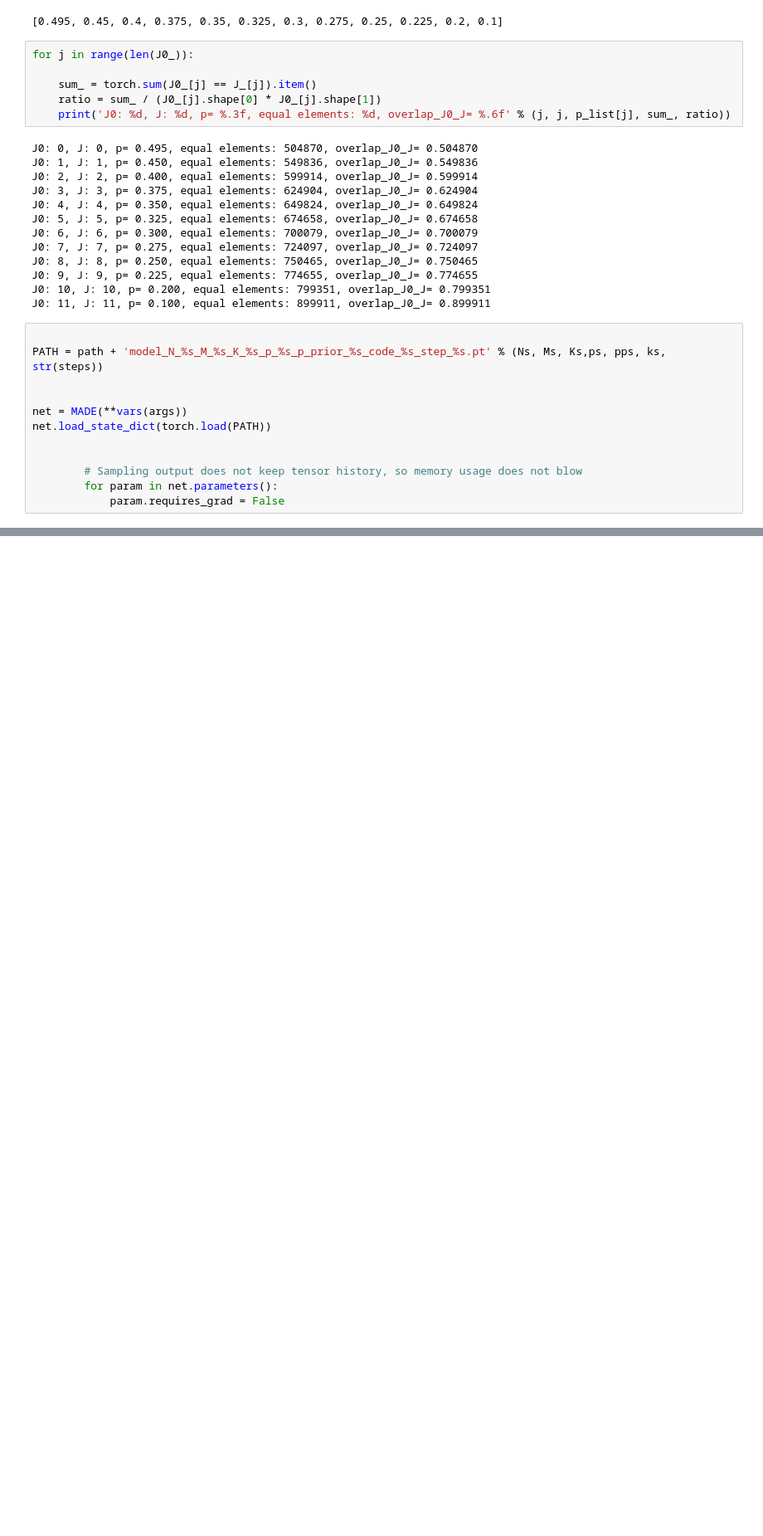
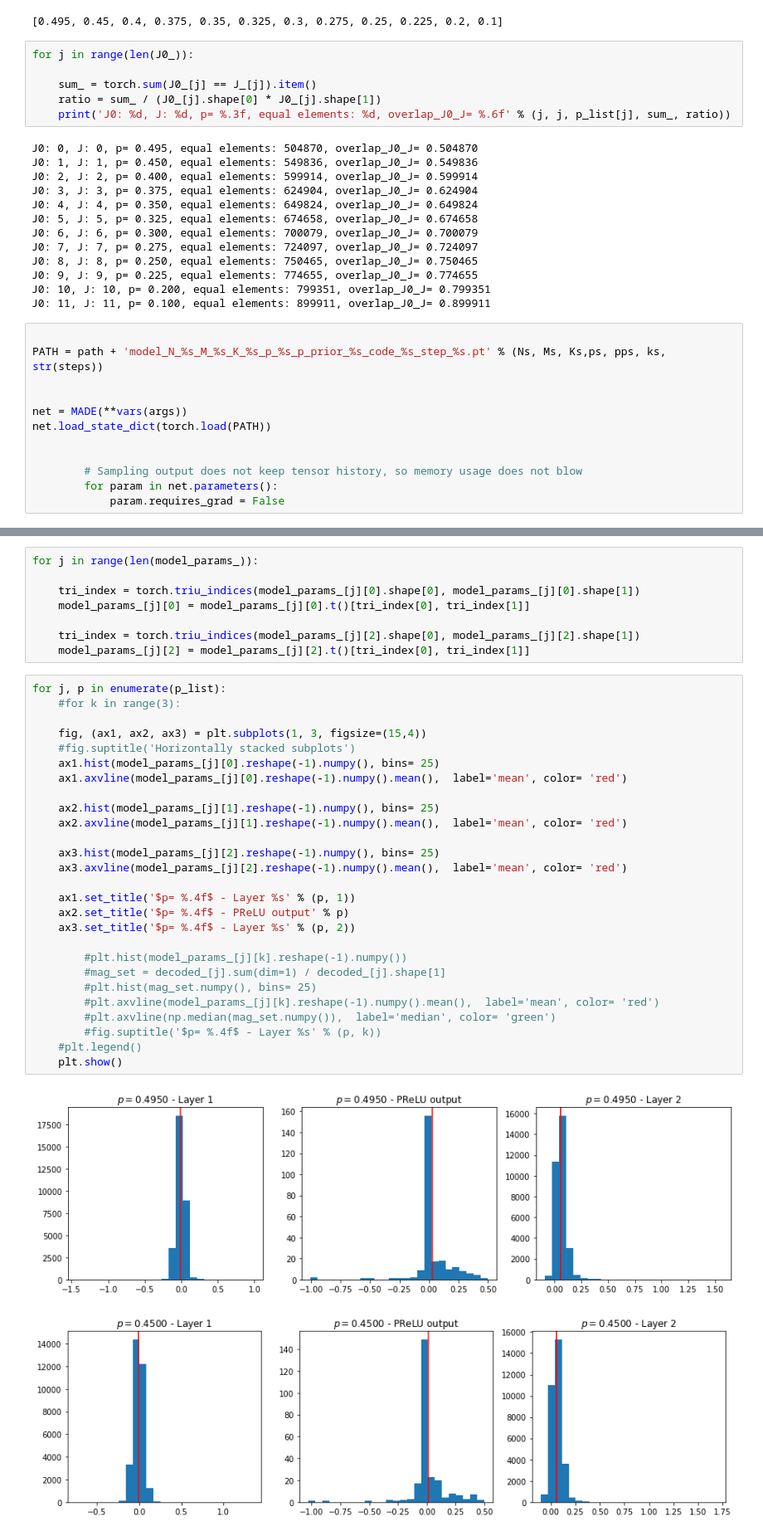
Before and after one commit to rodsveiga/van_error_codes, a Jupyter notebook: over_av.ipynb, the cells around one changed output, grey strips where cells are left out. Shown at 83% size. Saved outputs shown, nothing was run; the diff lists cells and outputs as text; blank space fills up the shorter version.

```diff
--- a/over_av.ipynb
+++ b/over_av.ipynb
@@ -294,0 +330,38 @@ for j, p in enumerate(p_list):
+# %%
+for j in range(len(model_params_)):
+
+    tri_index = torch.triu_indices(model_params_[j][0].shape[0], model_params_[j][0].shape[1])
+    model_params_[j][0] = model_params_[j][0].t()[tri_index[0], tri_index[1]]
+
+    tri_index = torch.triu_indices(model_params_[j][2].shape[0], model_params_[j][2].shape[1])
+    model_params_[j][2] = model_params_[j][2].t()[tri_index[0], tri_index[1]]
+# %%
+for j, p in enumerate(p_list):
+    #for k in range(3):
+
+    fig, (ax1, ax2, ax3) = plt.subplots(1, 3, figsize=(15,4))
+    #fig.suptitle('Horizontally stacked subplots')
+    ax1.hist(model_params_[j][0].reshape(-1).numpy(), bins= 25)
+    ax1.axvline(model_params_[j][0].reshape(-1).numpy().mean(),  label='mean', color= 'red')
+
+    ax2.hist(model_params_[j][1].reshape(-1).numpy(), bins= 25)
+    ax2.axvline(model_params_[j][1].reshape(-1).numpy().mean(),  label='mean', color= 'red')
+
+    ax3.hist(model_params_[j][2].reshape(-1).numpy(), bins= 25)
+    ax3.axvline(model_params_[j][2].reshape(-1).numpy().mean(),  label='mean', color= 'red')
+
+    ax1.set_title('$p= %.4f$ - Layer %s' % (p, 1))
+    ax2.set_title('$p= %.4f$ - PReLU output' % p)
+    ax3.set_title('$p= %.4f$ - Layer %s' % (p, 2))
+
+        #plt.hist(model_params_[j][k].reshape(-1).numpy())
+        #mag_set = decoded_[j].sum(dim=1) / decoded_[j].shape[1]
+        #plt.hist(mag_set.numpy(), bins= 25)
+        #plt.axvline(model_params_[j][k].reshape(-1).numpy().mean(),  label='mean', color= 'red')
+        #plt.axvline(np.median(mag_set.numpy()),  label='median', color= 'green')
+        #fig.suptitle('$p= %.4f$ - Layer %s' % (p, k))
+    #plt.legend()
+    plt.show()
+# %% [output]
+[figure, added]
+[figure, added]
```
Also changed, not shown: parts of 5 cells of this notebook, 2 other files.
